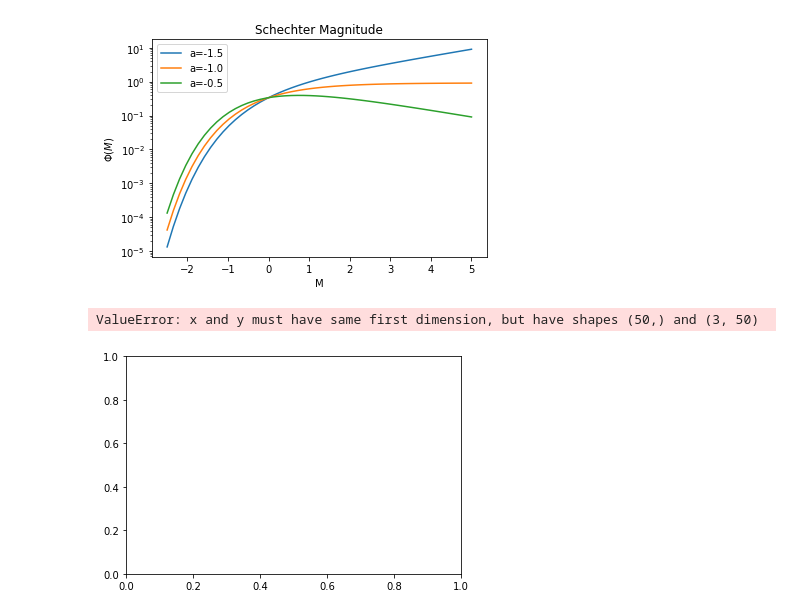
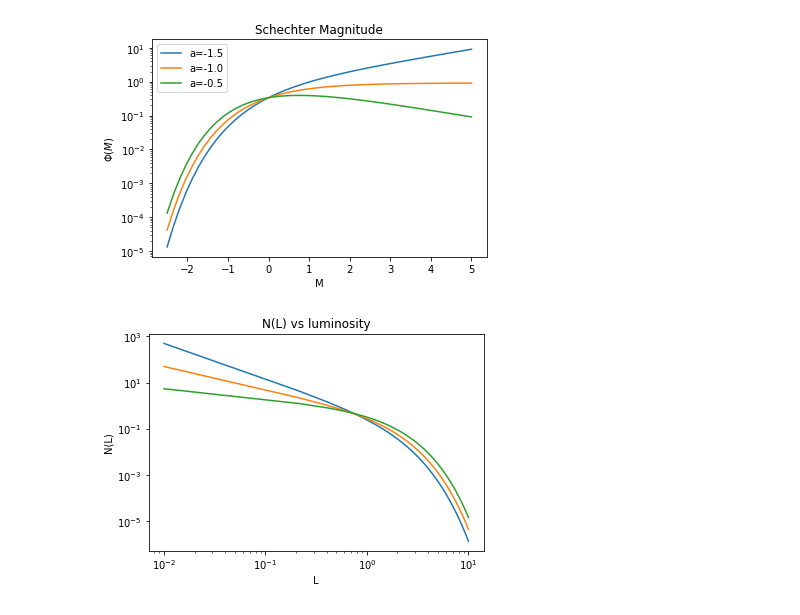
Before and after one commit to eramey16/Galaxies_Fall_2019, a Jupyter notebook: Homework 1.ipynb, the cells around one changed output. Cells and saved outputs as stored; diff of their text form; code cells hidden in the pictures.

```diff
--- a/Homework 1.ipynb
+++ b/Homework 1.ipynb
@@ -8,6 +8,7 @@ import pandas as pd
 # %%
 # files
 data = "data/"
+graphs = "graphs/"
 sfr_file = "total_SFRs.fits"
 metal_file = "metallicities.fits"
 mass_file = "stellar_masses.fit"
@@ -175,29 +201,29 @@ plt.show()
 # %%
 # iii) log(N(>L)) vs log(L/L*)
 big_L = 10000
 N_L = np.zeros([3, samples])
 count = 0
 
 for L in Ls:
     new_L = np.array(np.arange(L, big_L, 1))
     new_L = new_L.reshape(1, len(new_L))
     new_Phi = phi_star*(new_L**alphas)*np.exp(-new_L)
     new_L = new_L[0]
 
     N_L[0,count] = np.trapz(new_Phi[0], new_L)
     N_L[1, count] = np.trapz(new_Phi[1], new_L)
     N_L[2, count] = np.trapz(new_Phi[2], new_L)
 
     count+=1
 
-plt.plot(Ls, (N_L[0], N_L[1], N_L[2]))
-#plt.plot(Ls, N_L[1])
-#plt.plot(Ls, N_L[2])
+plt.plot(Ls, N_L[0])
+plt.plot(Ls, N_L[1])
+plt.plot(Ls, N_L[2])
 plt.xscale("log")
 plt.yscale("log")
 plt.title("N(L) vs luminosity")
 plt.xlabel("L")
 plt.ylabel("N(L)")
+plt.savefig(graphs+"integrated_schechter_luminosity.png")
 # %% [output]
-ValueError: x and y must have same first dimension, but have shapes (50,) and (3, 50)
-[figure, old version]
+[figure, new version]
```
Also changed, not shown: parts of 13 cells of this notebook, 10 other files.
